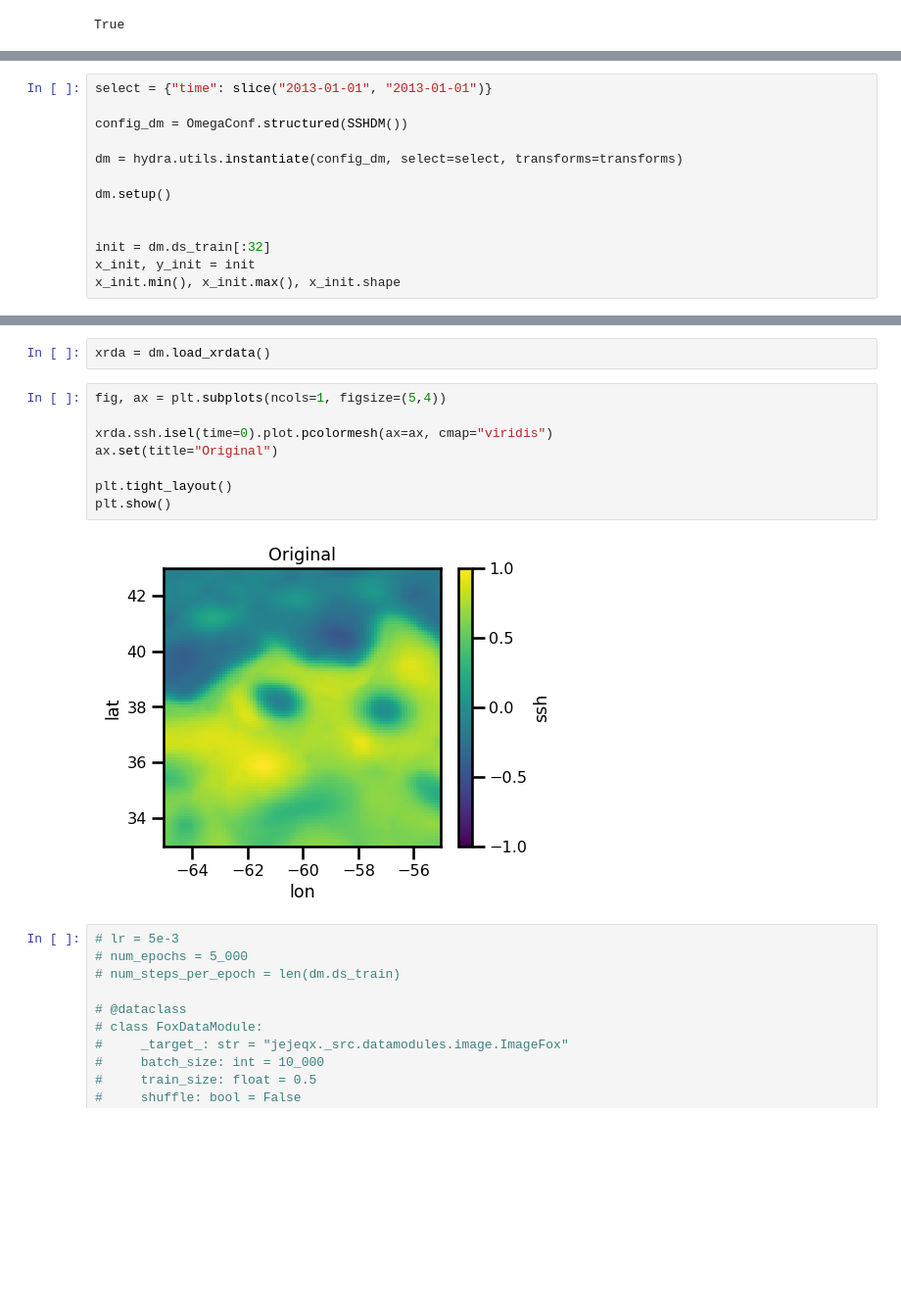
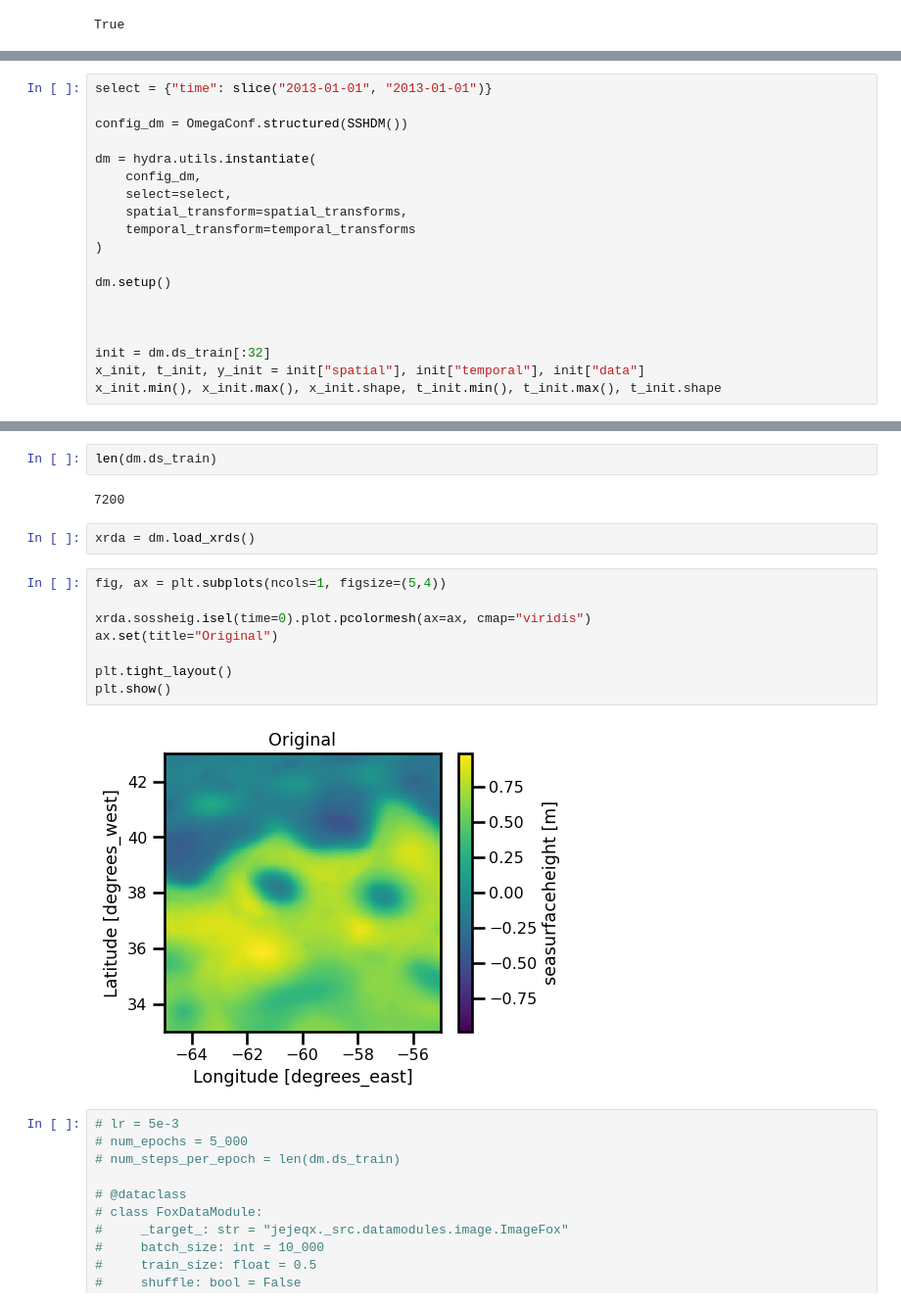
Before and after one commit to jejjohnson/jejeqx, a Jupyter notebook: notebooks/dev/nerfs/1.2_gradients.ipynb, the cells around one changed output, grey strips where cells are left out. Shown at 98% size. Cells and saved outputs as stored; diff of their text form; blank space fills up the shorter version.

```diff
--- a/notebooks/dev/nerfs/1.2_gradients.ipynb
+++ b/notebooks/dev/nerfs/1.2_gradients.ipynb
@@ -117,12 +125,18 @@ select = {"time": slice("2013-01-01", "2013-01-01")}
 
 config_dm = OmegaConf.structured(SSHDM())
 
-dm = hydra.utils.instantiate(config_dm, select=select, transforms=transforms)
+dm = hydra.utils.instantiate(
+    config_dm,
+    select=select,
+    spatial_transform=spatial_transforms,
+    temporal_transform=temporal_transforms
+)
 
 dm.setup()
 
 
+
 init = dm.ds_train[:32]
-x_init, y_init = init
-x_init.min(), x_init.max(), x_init.shape
+x_init, t_init, y_init = init["spatial"], init["temporal"], init["data"]
+x_init.min(), x_init.max(), x_init.shape, t_init.min(), t_init.max(), t_init.shape
 # %% [output]
@@ -130,15 +154,19 @@ x_init.min(), x_init.max(), x_init.shape
+# %%
+len(dm.ds_train)
+# %% [output]
+7200
 # %%
-xrda = dm.load_xrdata()
+xrda = dm.load_xrds()
 # %%
 fig, ax = plt.subplots(ncols=1, figsize=(5,4))
 
-xrda.ssh.isel(time=0).plot.pcolormesh(ax=ax, cmap="viridis")
+xrda.sossheig.isel(time=0).plot.pcolormesh(ax=ax, cmap="viridis")
 ax.set(title="Original")
 
 plt.tight_layout()
 plt.show()
 # %% [output]
-[figure, old version]
+[figure, new version]
 # %%
 # lr = 5e-3
 # num_epochs = 5_000
```
Also changed, not shown: parts of 33 cells of this notebook, 11 other files.
